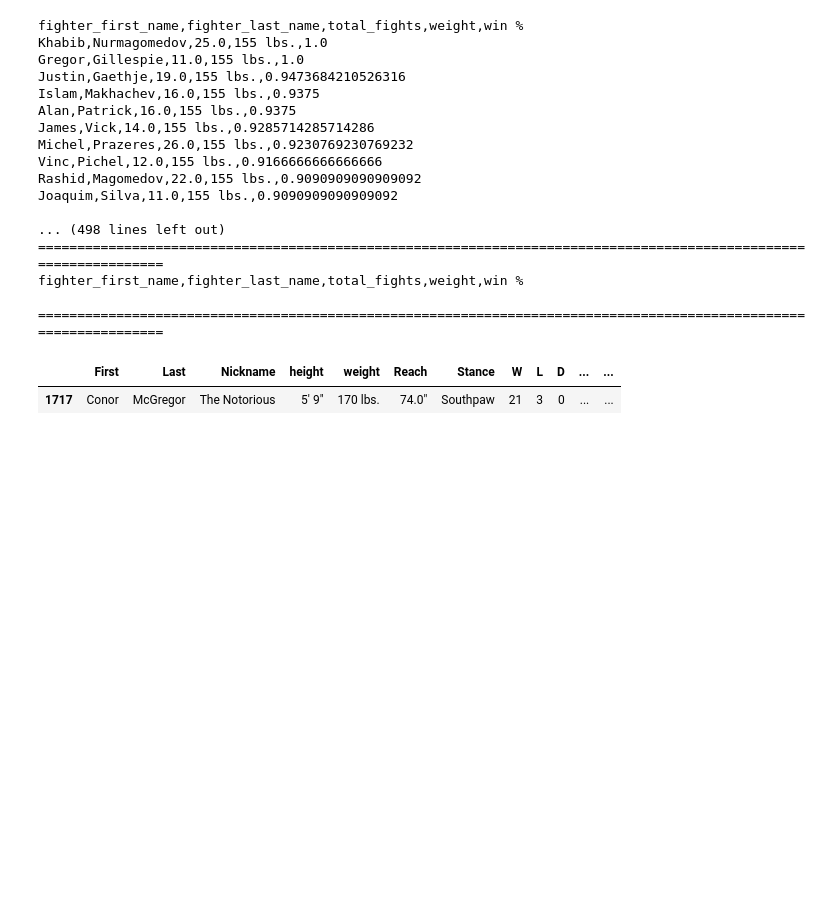
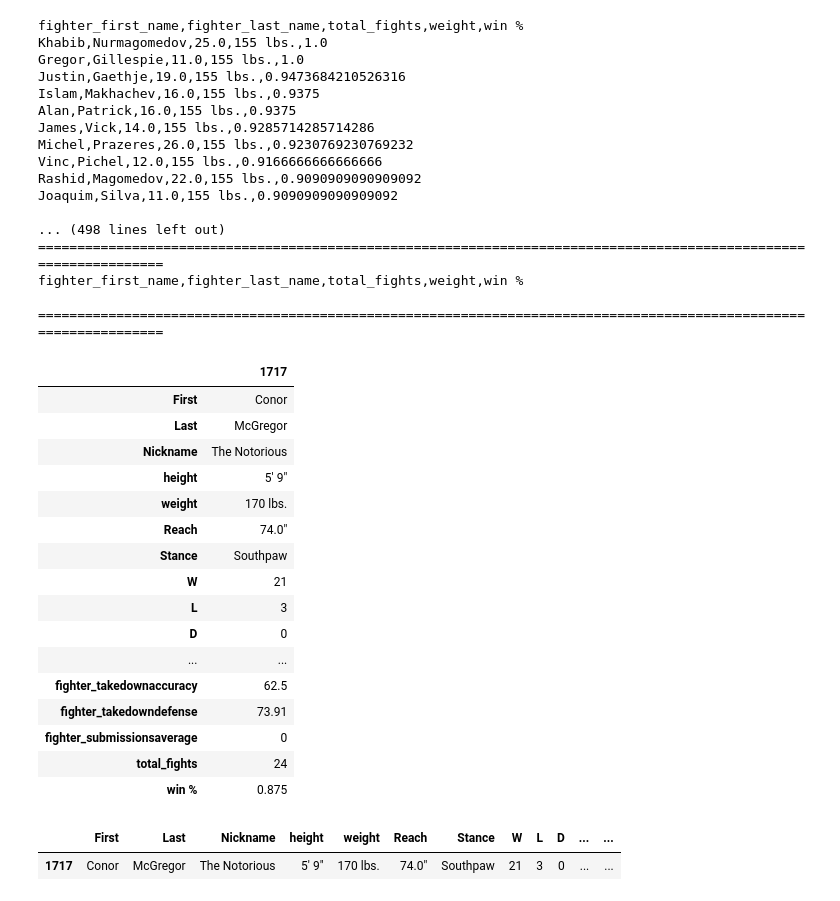
Before and after one commit to 95880-A3-SP18/web-analytics-group09, a Jupyter notebook: jupyter notebooks/fight prediction - UFC.ipynb, the cells around one changed output. Drawn from its saved outputs; the diff is of its cells as text; code cells hidden in the pictures; blank space fills up the shorter version.

```diff
--- a/jupyter notebooks/fight prediction - UFC.ipynb
+++ b/jupyter notebooks/fight prediction - UFC.ipynb
@@ -175,9 +189,31 @@ fighter_first_name,fighter_last_name,total_fights,weight,win %
 ==================================================================================================================
 # %%
 def get_fighter_stats(all_df, first, last):
-    one = all_df[all_df.First.str.match(first)]
-    two = one[one.Last.str.match(last)]
+    one = all_df[all_df.First.str.match(first, case=False)]
+    two = one[one.Last.str.match(last, case=False)]
+
+    # remove duplicate columns. some coluns are repeated since they are in both UFC and FM dataframes
+    two = two.drop(['fighter_first_name', 'fighter_last_name', 'fighter_nickname', 'fighter_wins', 'fighter_losses', 'fighter_draws', 'fighter_height', 'fighter_weight', 'fighter_reach'], axis=1).transpose()
     return two
+get_fighter_stats(all_df, 'conor', 'mcgregor')
+# %% [output]
+|  | 1717 |
+| First | Conor |
+| Last | McGregor |
+| Nickname | The Notorious |
+| height | 5' 9" |
+| weight | 170 lbs. |
+| Reach | 74.0" |
+| Stance | Southpaw |
+| W | 21 |
+| L | 3 |
+| D | 0 |
+| ... | ... |
+| fighter_takedownaccuracy | 62.5 |
+| fighter_takedowndefense | 73.91 |
+| fighter_submissionsaverage | 0 |
+| total_fights | 24 |
+| win % | 0.875 |
 # %%
 # %% [output]
 |  | First | Last | Nickname | height | weight | Reach | Stance | W | L | D | ... | ... |
```
Also changed, not shown: parts of 19 cells of this notebook.
